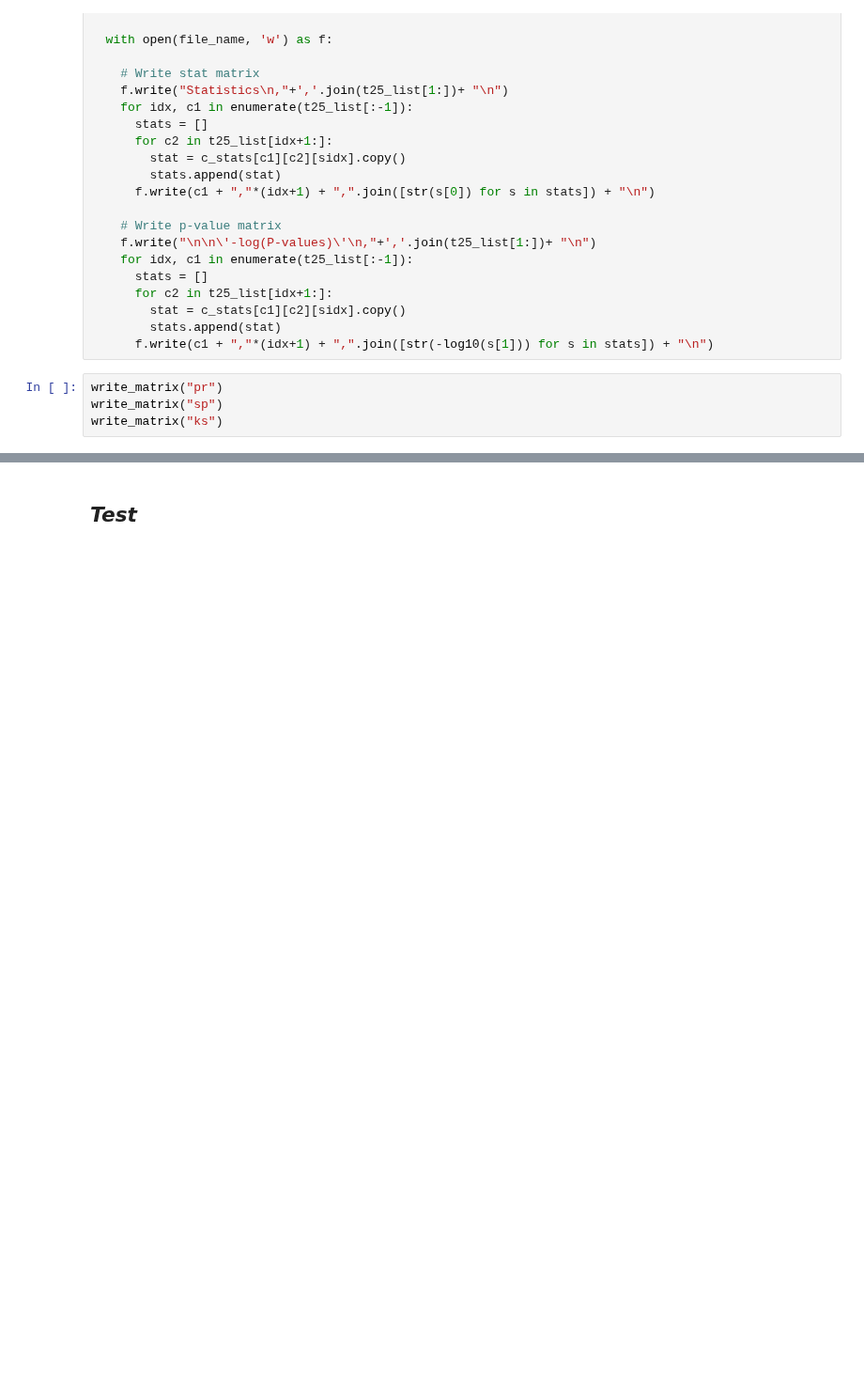
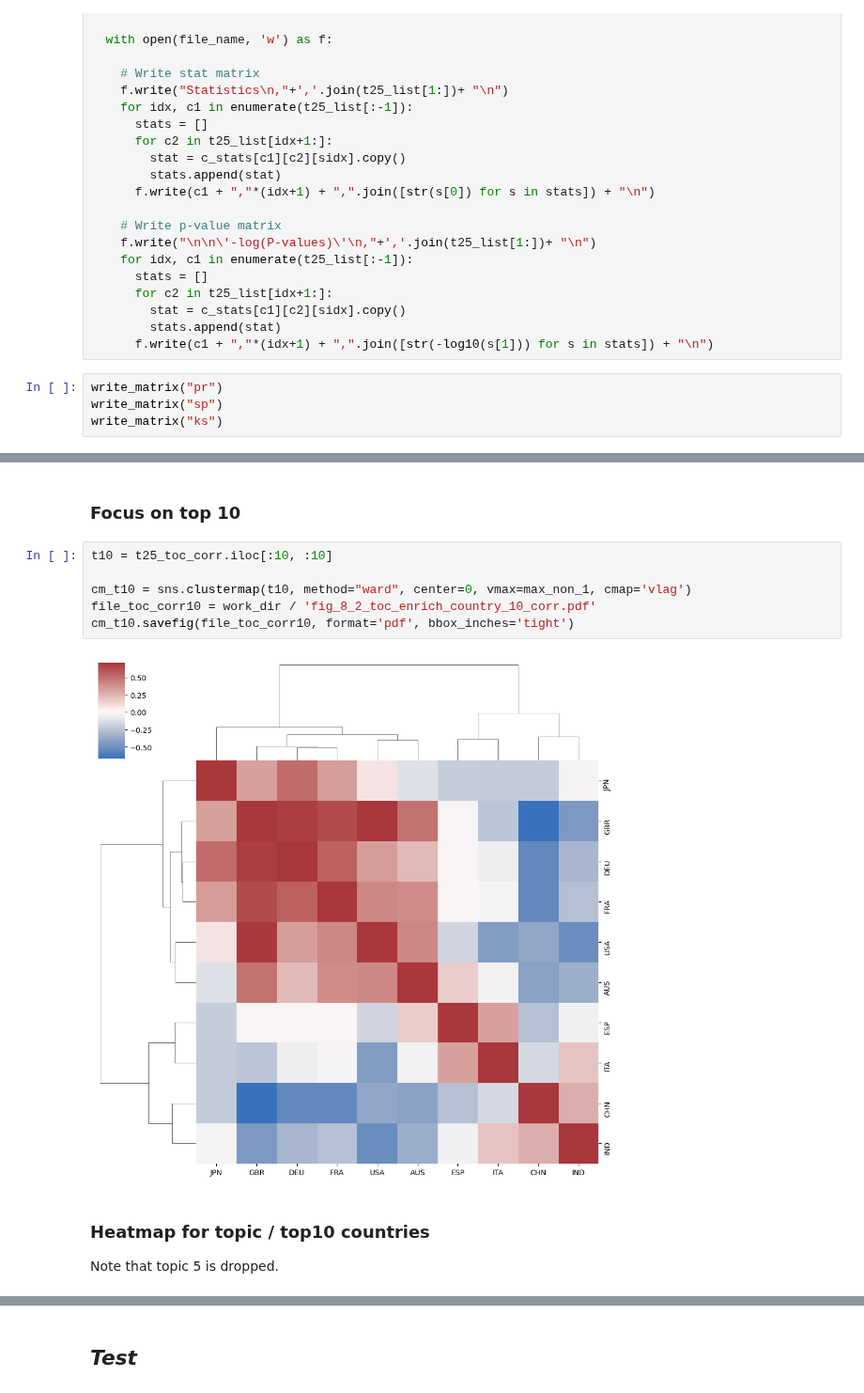
Before and after one commit to ShiuLab/plant_sci_hist, a Jupyter notebook: 8_impact/script_8_2_impact_country.ipynb, the cells around one changed output, grey strips where cells are left out. Shown at 94% size. Drawn from its saved outputs; the diff is of its cells as text; blank space fills up the shorter version.

```diff
--- a/8_impact/script_8_2_impact_country.ipynb
+++ b/8_impact/script_8_2_impact_country.ipynb
@@ -623,0 +605,14 @@ plt.show()
+# %% [markdown]
+### Focus on top 10
+# %%
+t10 = t25_toc_corr.iloc[:10, :10]
+
+cm_t10 = sns.clustermap(t10, method="ward", center=0, vmax=max_non_1, cmap='vlag')
+file_toc_corr10 = work_dir / 'fig_8_2_toc_enrich_country_10_corr.pdf'
+cm_t10.savefig(file_toc_corr10, format='pdf', bbox_inches='tight')
+# %% [output]
+[figure, added]
+# %% [markdown]
+### Heatmap for topic / top10 countries
+
+Note that topic 5 is dropped.
```
Also changed, not shown: parts of 30 cells of this notebook, 3 other files.
